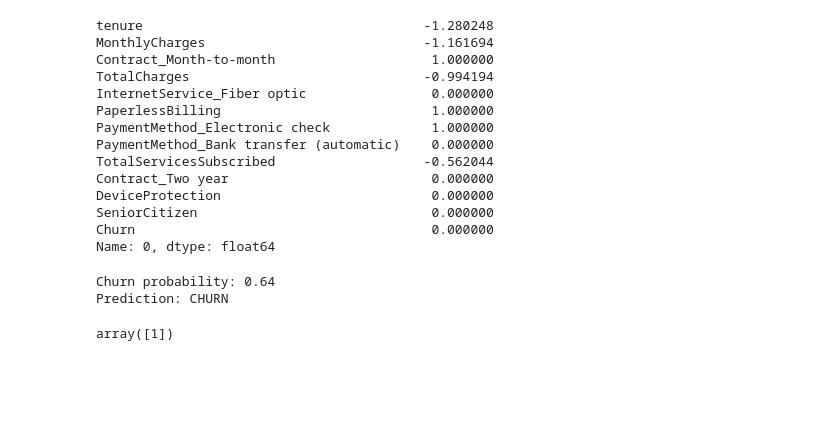
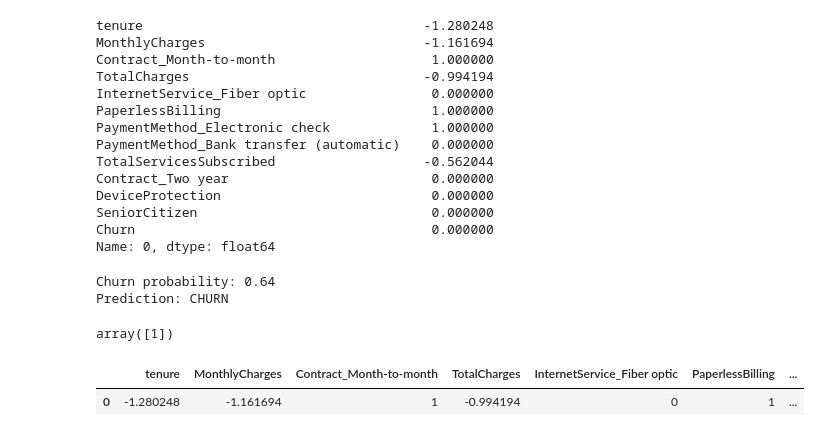
Before and after one commit to atulgupta-analyst/Telco_Customer_Churn, a Jupyter notebook: Telecom_Churn_2026.ipynb, the cells around one changed output. Cells and saved outputs as stored; diff of their text form; code cells hidden in the pictures; blank space fills up the shorter version.

```diff
--- a/Telecom_Churn_2026.ipynb
+++ b/Telecom_Churn_2026.ipynb
@@ -1379,3 +1417,8 @@ pickle_model.predict(new_df.drop("Churn", axis=1).iloc[[0]])
 array([1])
 # %%
 # array([1]) is CHURN
+# %%
+new_df.drop("Churn", axis=1).iloc[[0]].head()
+# %% [output]
+|  | tenure | MonthlyCharges | Contract_Month-to-month | TotalCharges | InternetService_Fiber optic | PaperlessBilling | ... |
+| 0 | -1.280248 | -1.161694 | 1 | -0.994194 | 0 | 1 | ... |
```
Also changed, not shown: parts of 9 cells of this notebook, 5 other files.
